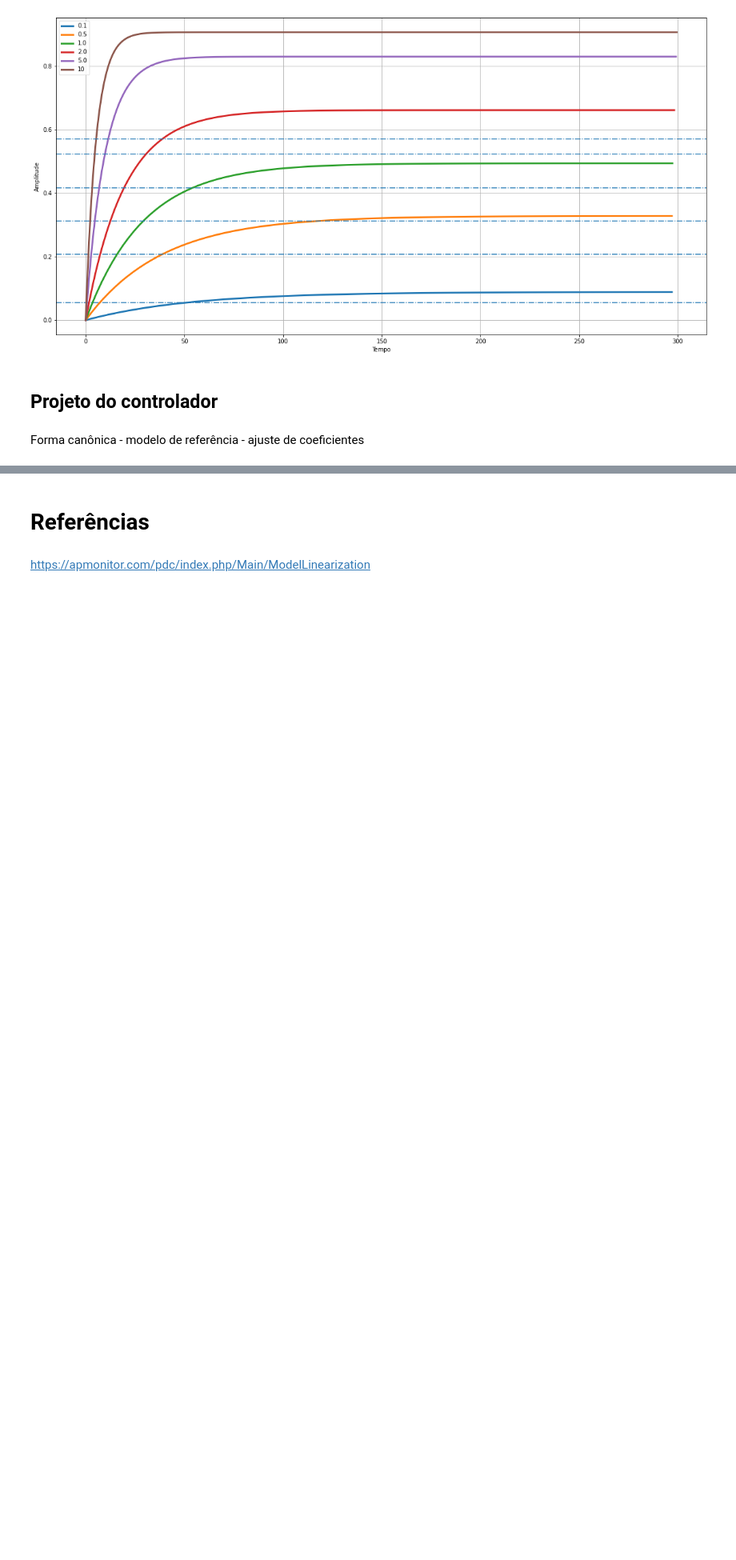
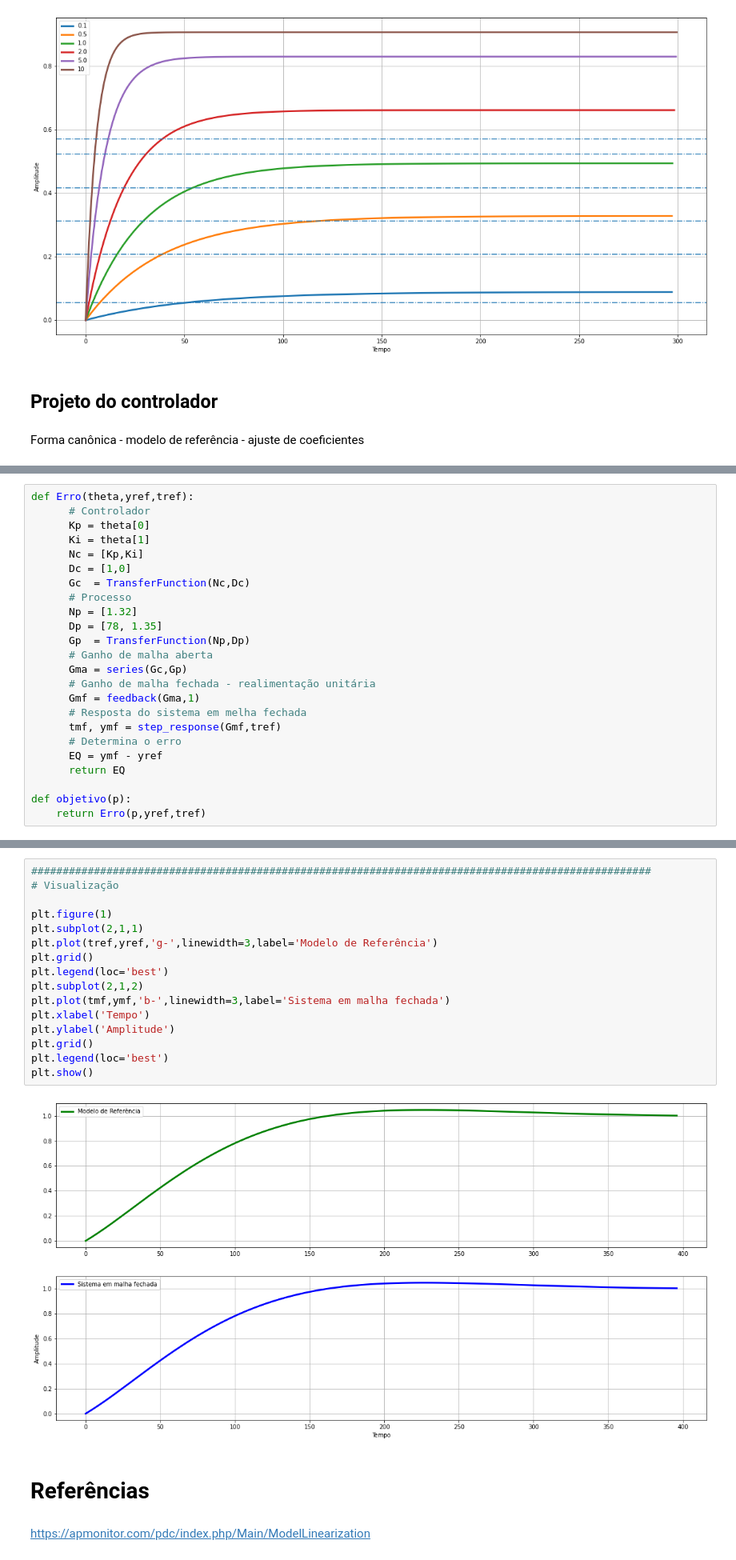
Before and after one commit to vparro/controleAvancado, a Jupyter notebook: Encontro_0.ipynb, the cells around one changed output, grey strips where cells are left out. Shown at 80% size. Cells and saved outputs as stored; diff of their text form; blank space fills up the shorter version.

```diff
--- a/Encontro_0.ipynb
+++ b/Encontro_0.ipynb
@@ -603,0 +701,24 @@ Forma canônica - modelo de referência - ajuste de coeficientes
+# %%
+def Erro(theta,yref,tref):
+      # Controlador
+      Kp = theta[0]
+      Ki = theta[1]
+      Nc = [Kp,Ki]
+      Dc = [1,0]
+      Gc  = TransferFunction(Nc,Dc)
+      # Processo
+      Np = [1.32]
+      Dp = [78, 1.35]
+      Gp  = TransferFunction(Np,Dp)
+      # Ganho de malha aberta
+      Gma = series(Gc,Gp)
+      # Ganho de malha fechada - realimentação unitária
+      Gmf = feedback(Gma,1)
+      # Resposta do sistema em melha fechada
+      tmf, ymf = step_response(Gmf,tref)
+      # Determina o erro
+      EQ = ymf - yref
+      return EQ
+
+def objetivo(p):
+    return Erro(p,yref,tref)
@@ -604,3 +764,21 @@ Forma canônica - modelo de referência - ajuste de coeficientes
+# %%
+###################################################################################################
+# Visualização
+
+plt.figure(1)
+plt.subplot(2,1,1)
+plt.plot(tref,yref,'g-',linewidth=3,label='Modelo de Referência')
+plt.grid()
+plt.legend(loc='best')
+plt.subplot(2,1,2)
+plt.plot(tmf,ymf,'b-',linewidth=3,label='Sistema em malha fechada')
+plt.xlabel('Tempo')
+plt.ylabel('Amplitude')
+plt.grid()
+plt.legend(loc='best')
+plt.show()
+# %% [output]
+[figure, added]
 # %% [markdown]
 # **Referências**
 # %% [markdown]
```
Also changed, not shown: parts of 20 cells of this notebook.
